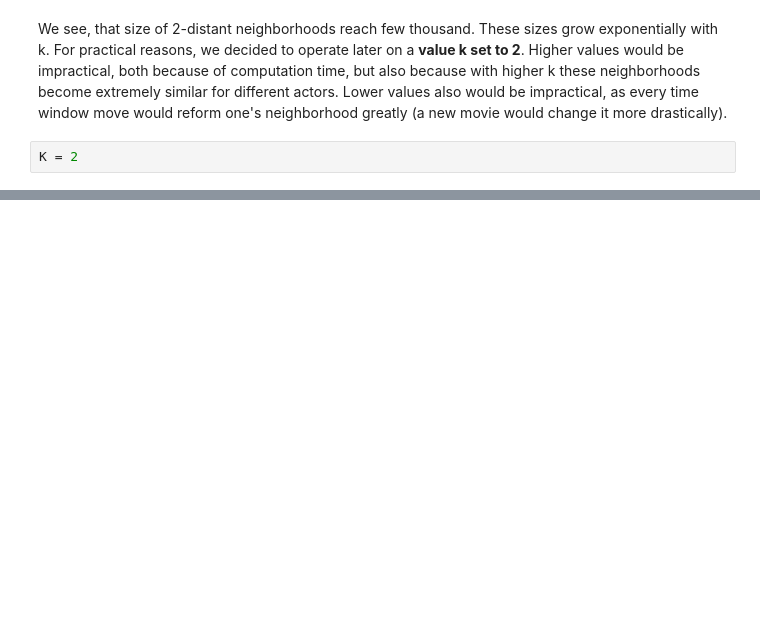
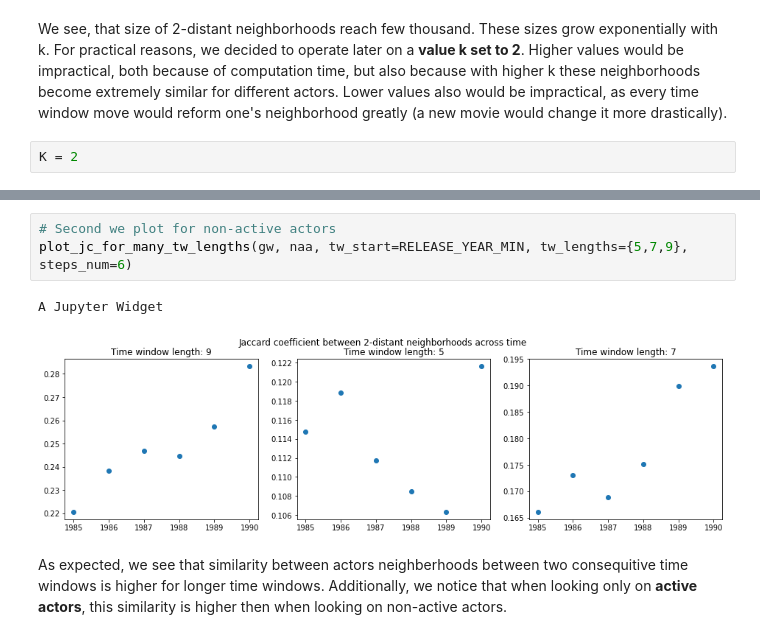
Before and after one commit to epfl-ada/ada-2022-project-datajugglers, a Jupyter notebook: graphs.ipynb, the cells around one changed output, grey strips where cells are left out. Saved outputs shown, nothing was run; the diff lists cells and outputs as text; blank space fills up the shorter version.

```diff
--- a/graphs.ipynb
+++ b/graphs.ipynb
@@ -330,0 +472,8 @@ SyntaxError: invalid syntax (<ipython-input-22-019dc04d4d85>, line 7)
+# %%
+# Second we plot for non-active actors
+plot_jc_for_many_tw_lengths(gw, naa, tw_start=RELEASE_YEAR_MIN, tw_lengths={5,7,9}, steps_num=6)
+# %% [output]
+A Jupyter Widget
+[figure, added]
+# %% [markdown]
+As expected, we see that similarity between actors neighberhoods between two consequitive time windows is higher for longer time windows. Additionally, we notice that when looking only on **active actors**, this similarity is higher then when looking on non-active actors.
```
Also changed, not shown: parts of 30 cells of this notebook.
